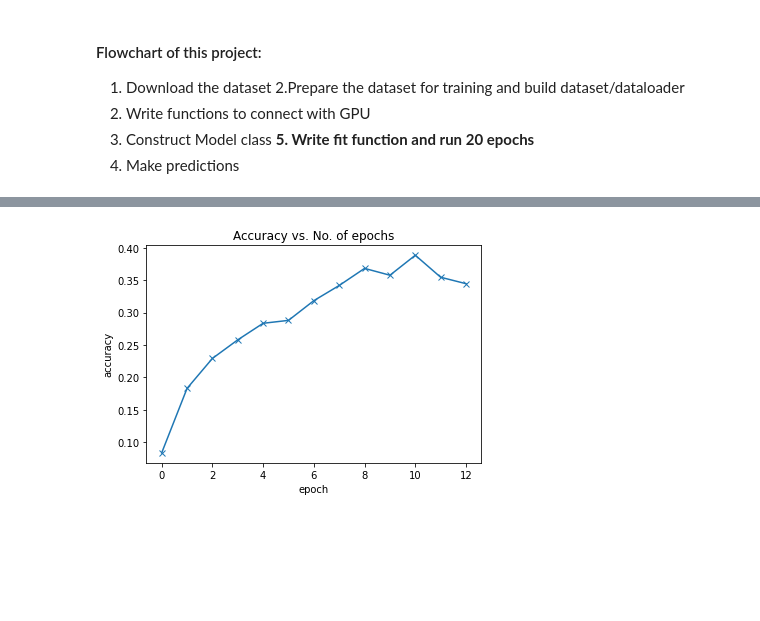
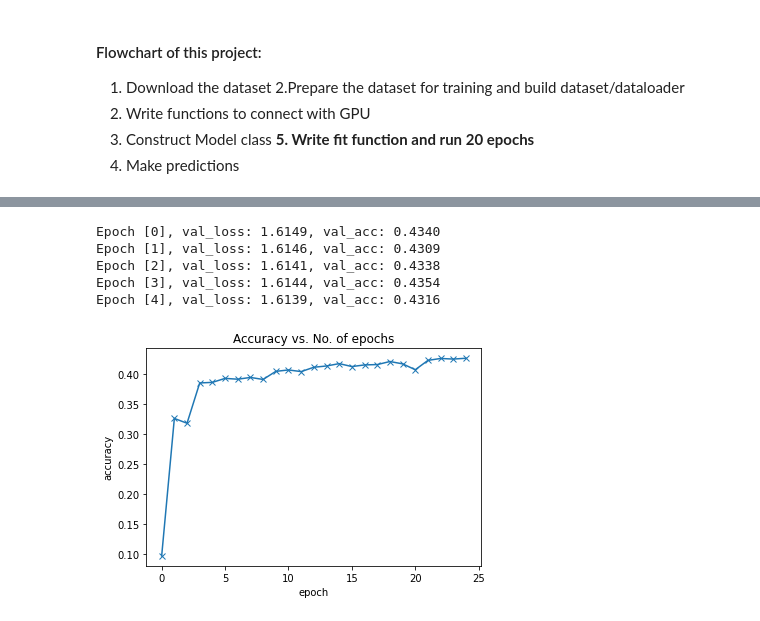
Before and after one commit to wjshku/ML-Pytorch, a Jupyter notebook: Lesson3/pytorch_lesson3_exercise.ipynb, the cells around one changed output, grey strips where cells are left out. Cells and saved outputs as stored; diff of their text form; code cells hidden in the pictures; blank space fills up the shorter version.

```diff
--- a/Lesson3/pytorch_lesson3_exercise.ipynb
+++ b/Lesson3/pytorch_lesson3_exercise.ipynb
@@ -262,5 +261,11 @@ Epoch [4], val_loss: 1.6909, val_acc: 0.3936
 # %%
-history += fit(5, 0.1, model, train_dl, val_dl)
+history += fit(5, 0.001, model, train_dl, val_dl)
+# %% [output]
+Epoch [0], val_loss: 1.6149, val_acc: 0.4340
+Epoch [1], val_loss: 1.6146, val_acc: 0.4309
+Epoch [2], val_loss: 1.6141, val_acc: 0.4338
+Epoch [3], val_loss: 1.6144, val_acc: 0.4354
+Epoch [4], val_loss: 1.6139, val_acc: 0.4316
 # %%
 losses = [x['val_loss'] for x in history]
 plt.plot(losses, '-x')
@@ -268,10 +273,10 @@ plt.xlabel('epoch')
 plt.ylabel('loss')
 plt.title('Loss vs. No. of epochs');
 # %%
-accuracies = [x['val_acc'] for x in history]
+accuracies = [x['val_acc'] for x in record[0]]
 plt.plot(accuracies, '-x')
 plt.xlabel('epoch')
 plt.ylabel('accuracy')
 plt.title('Accuracy vs. No. of epochs');
 # %% [output]
-[figure, old version]
+[figure, new version]
```
Also changed, not shown: parts of 6 cells of this notebook.
